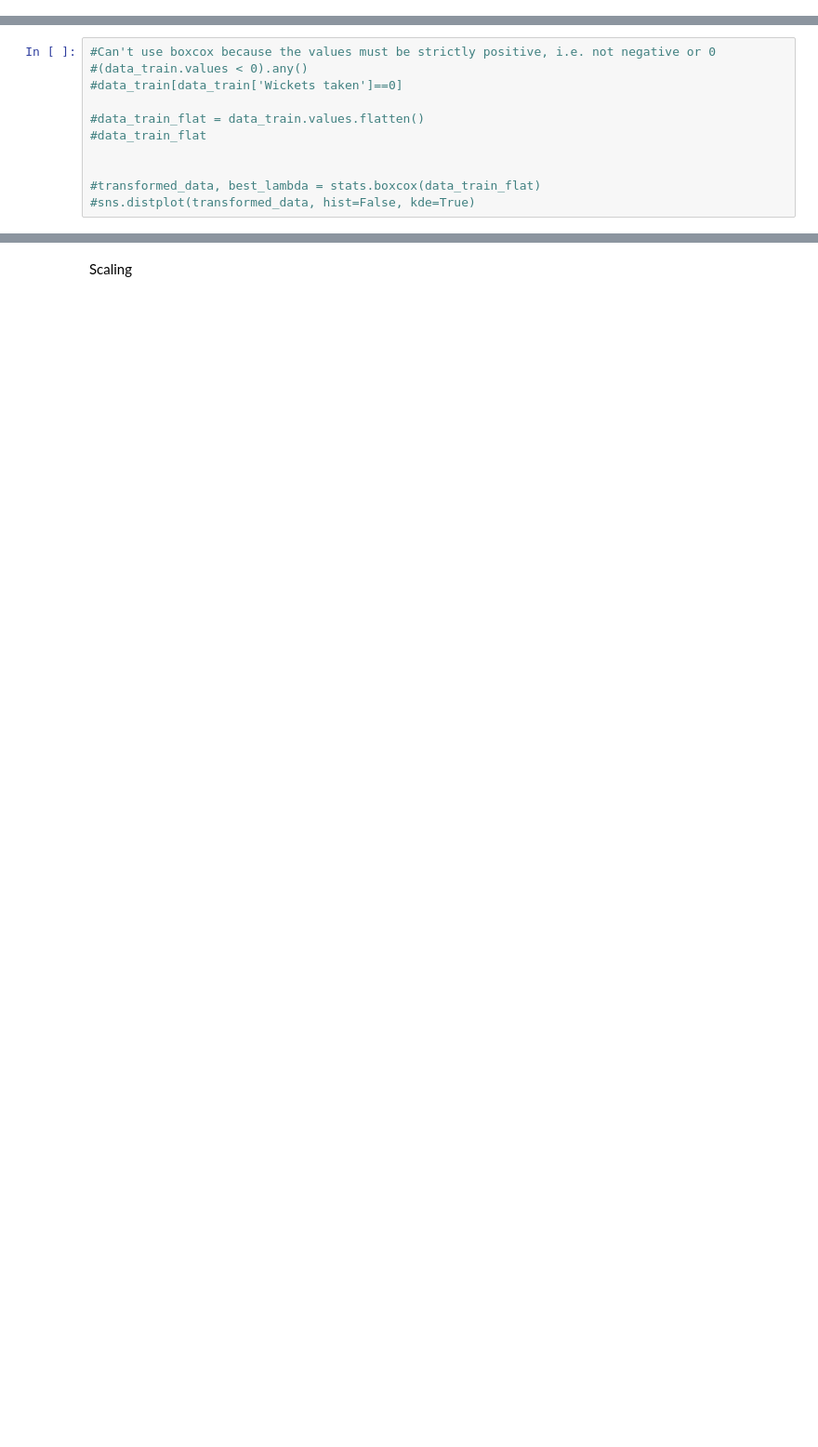
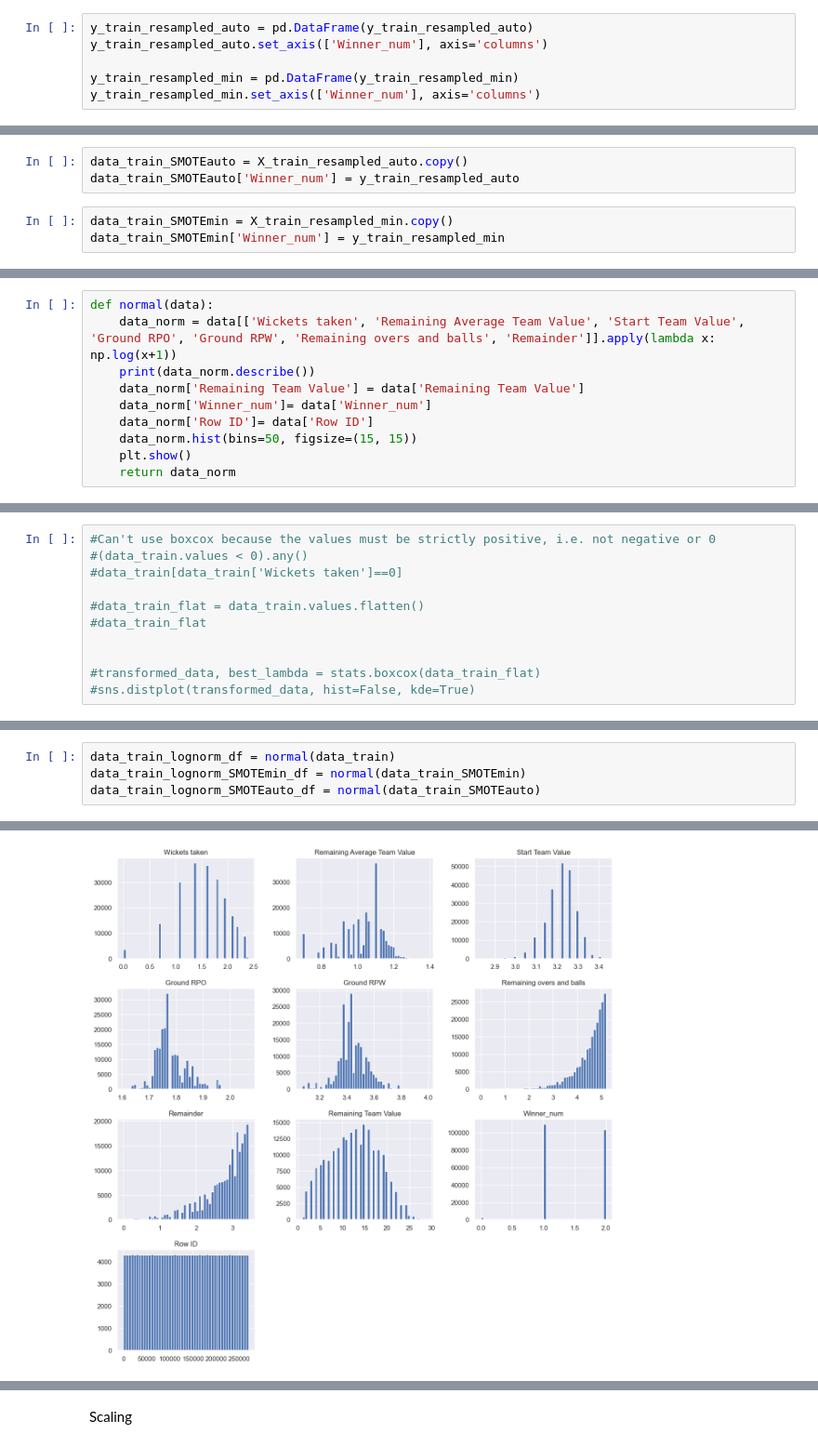
Before and after one commit to Swalke20/DLS_Project, a Jupyter notebook: Project_visualisation.ipynb, the cells around one changed output, grey strips where cells are left out. Shown at 93% size. Saved outputs shown, nothing was run; the diff lists cells and outputs as text; blank space fills up the shorter version.

Commit message:
Writing functions for correlation, scaling and normalisation

```diff
--- a/Project_visualisation.ipynb
+++ b/Project_visualisation.ipynb
@@ -420,0 +390,6 @@ data_train_SMOTE['Winner_num'] = y_train_resampled
+# %%
+y_train_resampled_auto = pd.DataFrame(y_train_resampled_auto)
+y_train_resampled_auto.set_axis(['Winner_num'], axis='columns')
+
+y_train_resampled_min = pd.DataFrame(y_train_resampled_min)
+y_train_resampled_min.set_axis(['Winner_num'], axis='columns')
@@ -421,2 +410,8 @@ data_train_SMOTE['Winner_num'] = y_train_resampled
+# %%
+data_train_SMOTEauto = X_train_resampled_auto.copy()
+data_train_SMOTEauto['Winner_num'] = y_train_resampled_auto
+# %%
+data_train_SMOTEmin = X_train_resampled_min.copy()
+data_train_SMOTEmin['Winner_num'] = y_train_resampled_min
 # %% [markdown]
 #Normalisation
@@ -427,0 +418,10 @@ plt.show()
+# %%
+def normal(data):
+    data_norm = data[['Wickets taken', 'Remaining Average Team Value', 'Start Team Value', 'Ground RPO', 'Ground RPW', 'Remaining overs and balls', 'Remainder']].apply(lambda x: np.log(x+1))
+    print(data_norm.describe())
+    data_norm['Remaining Team Value'] = data['Remaining Team Value']
+    data_norm['Winner_num']= data['Winner_num']
+    data_norm['Row ID']= data['Row ID']
+    data_norm.hist(bins=50, figsize=(15, 15))
+    plt.show()
+    return data_norm
@@ -468,0 +448,5 @@ sns.heatmap(corr_matrix_lognorm, annot=True, cmap=new_cmap, vmin=-1, vmax=1)
+# %%
+data_train_lognorm_df = normal(data_train)
+data_train_lognorm_SMOTEmin_df = normal(data_train_SMOTEmin)
+data_train_lognorm_SMOTEauto_df = normal(data_train_SMOTEauto)
+# %% [output]
@@ -468,0 +472 @@ sns.heatmap(corr_matrix_lognorm, annot=True, cmap=new_cmap, vmin=-1, vmax=1)
+[figure, added]
```
Also changed, not shown: parts of 60 cells of this notebook.
